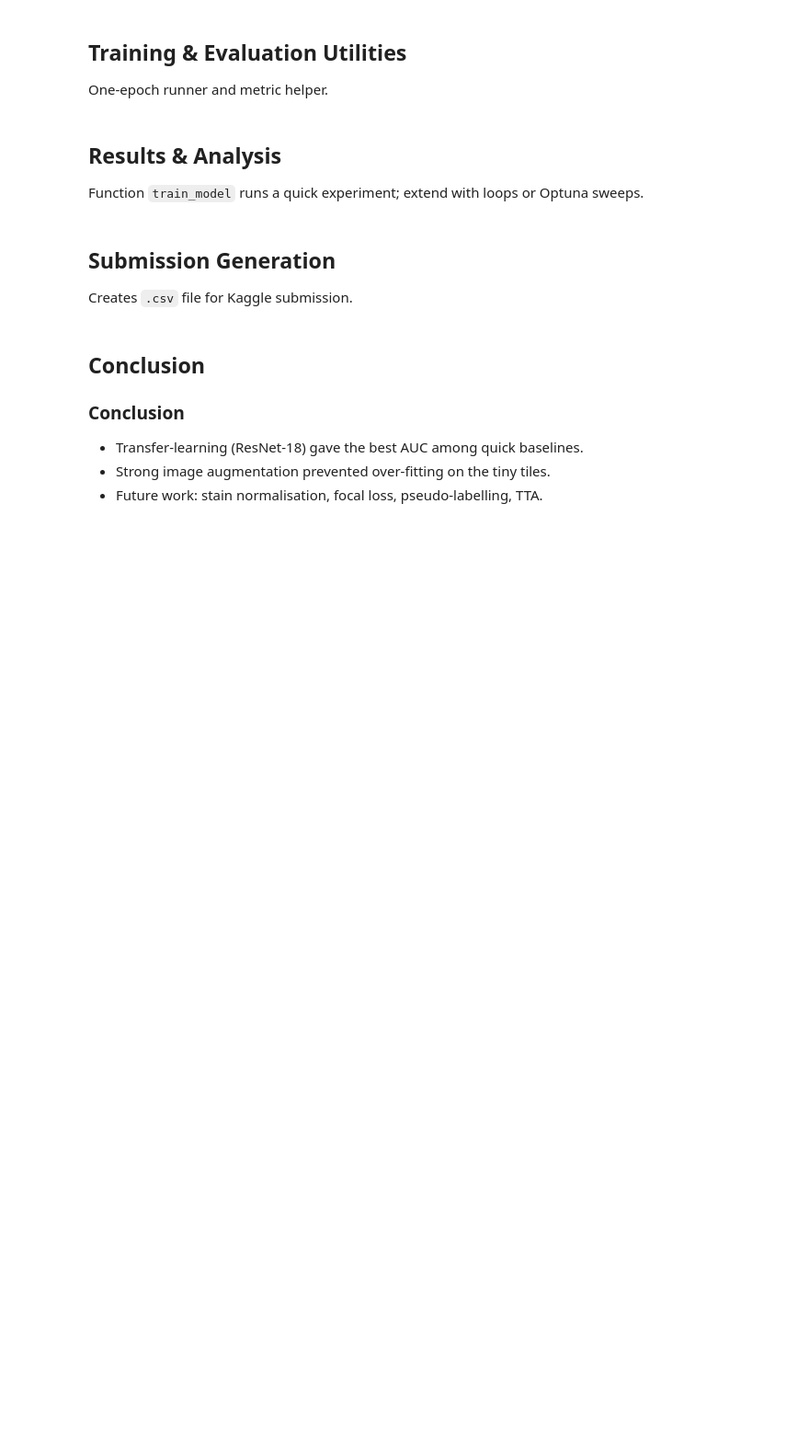
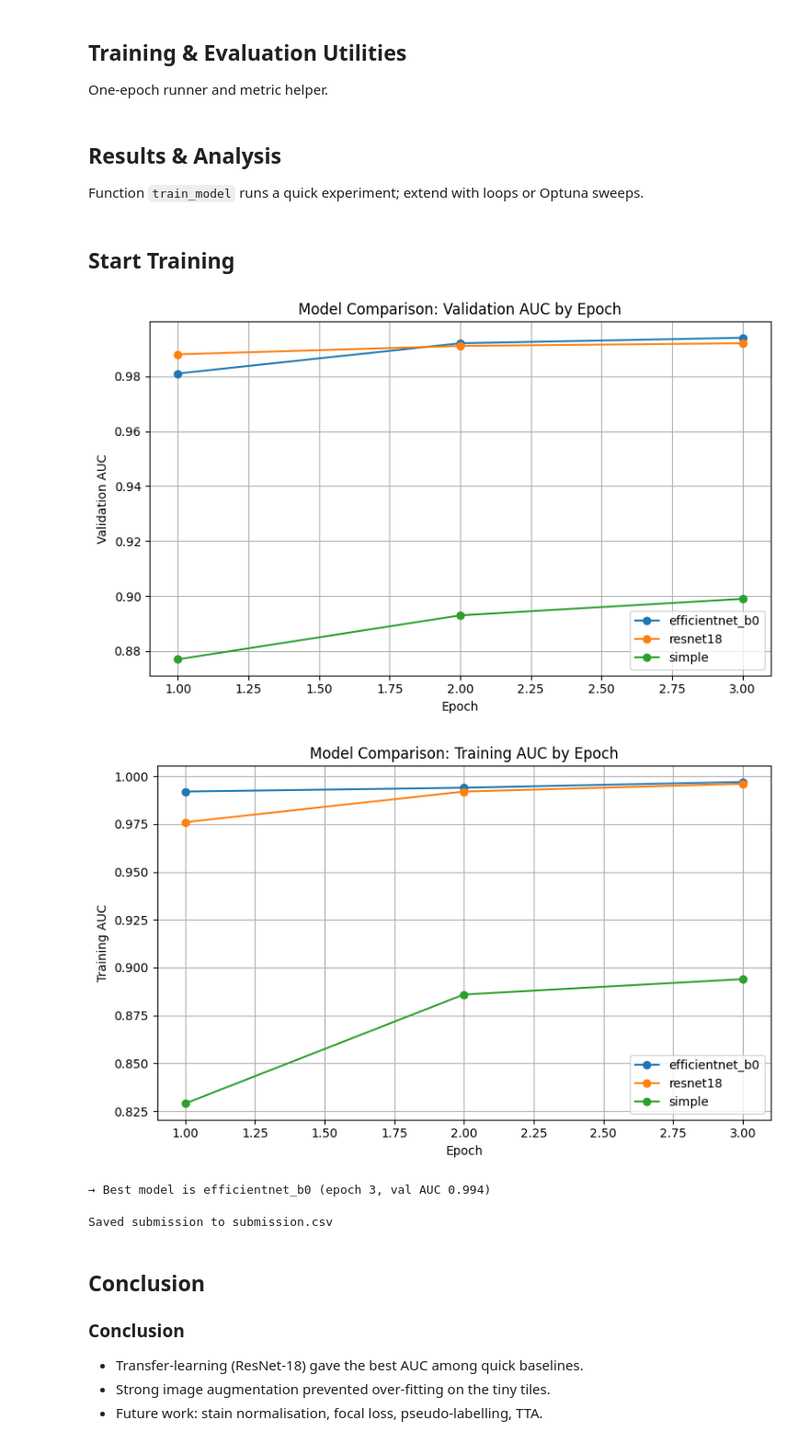
Before and after one commit to jiaruisong/histopathologic-cancer-detection, a Jupyter notebook: pcam_kaggle_project.ipynb, the cells around one changed output. Shown at 92% size. Saved outputs shown, nothing was run; the diff lists cells and outputs as text; code cells hidden in the pictures; blank space fills up the shorter version.

```diff
--- a/pcam_kaggle_project.ipynb
+++ b/pcam_kaggle_project.ipynb
@@ -152,10 +160,11 @@ def get_model(arch='resnet18', pretrained=True):
 
 One‑epoch runner and metric helper.
 # %%
-
 def _step(model,batch,crit,device):
     x,y=(t.to(device) for t in batch)
     logits=model(x)
+    if logits.dim()==2 and logits.shape[1]==1:
+        logits = logits.squeeze(1)  # <<< CHANGED: match target shape >>>
     loss=crit(logits,y)
     return loss, torch.sigmoid(logits).detach().cpu().numpy(), y.cpu().numpy()
 
@@ -188,4 +206,0 @@ def train_model(arch='resnet18', lr=1e-4, epochs=3, bs=128):
-# %% [markdown]
-## Submission Generation
-
-Creates `.csv` file for Kaggle submission.
@@ -206,0 +207,2 @@ def predict(checkpoint_path, outfile='submission.csv'):
+# %% [markdown]
+## Start Training
@@ -207,3 +363,28 @@ def predict(checkpoint_path, outfile='submission.csv'):
+# %%
+arches = ["simple","resnet18","efficientnet_b0"]
+history_df = compare_and_save(arches, lr=1e-4, epochs=3, bs=256, workers=4)
+# %%
+plot_auc(history_df)
+# %% [output]
+[figure, added]
+[figure, added]
+# %%
+best_row      = history_df.loc[history_df.val_auc.idxmax()]
+best_arch     = best_row["arch"]
+best_ckpt     = f"checkpoints/{best_arch}_best.pt"
+print(f"→ Best model is {best_arch} (epoch {best_row['epoch']}, val AUC {best_row['val_auc']:.3f})")
+# %% [output]
+→ Best model is efficientnet_b0 (epoch 3, val AUC 0.994)
+# %%
+predict_from_best(
+    ckpt_path=best_ckpt,
+    test_dir=Path("/test"),
+    outfile="submission.csv",
+    bs=256,
+    workers=4
+)
+# %% [output]
+Saved submission to submission.csv
 # %% [markdown]
 ## Conclusion
 
```
Also changed, not shown: parts of 10 cells of this notebook, 4 other files.
